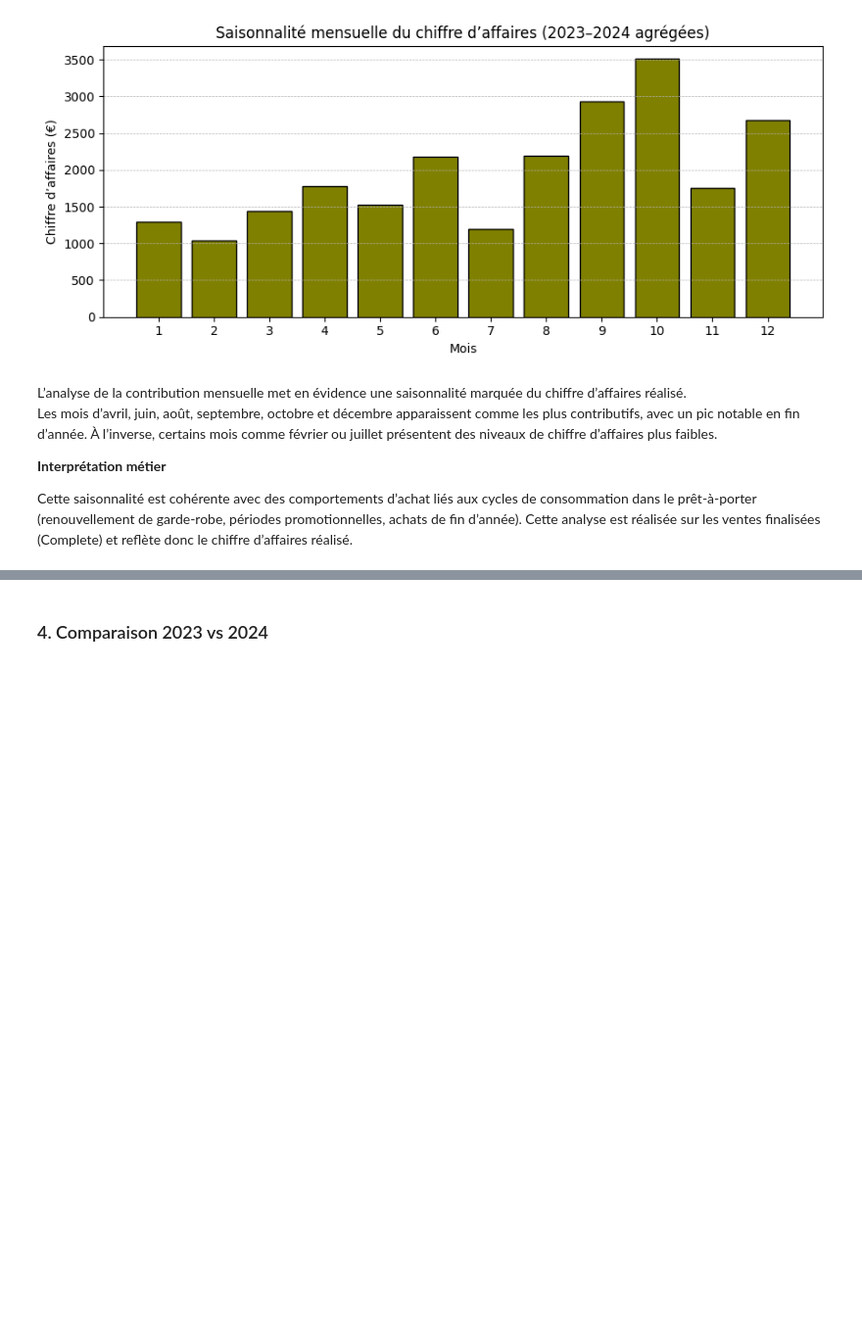
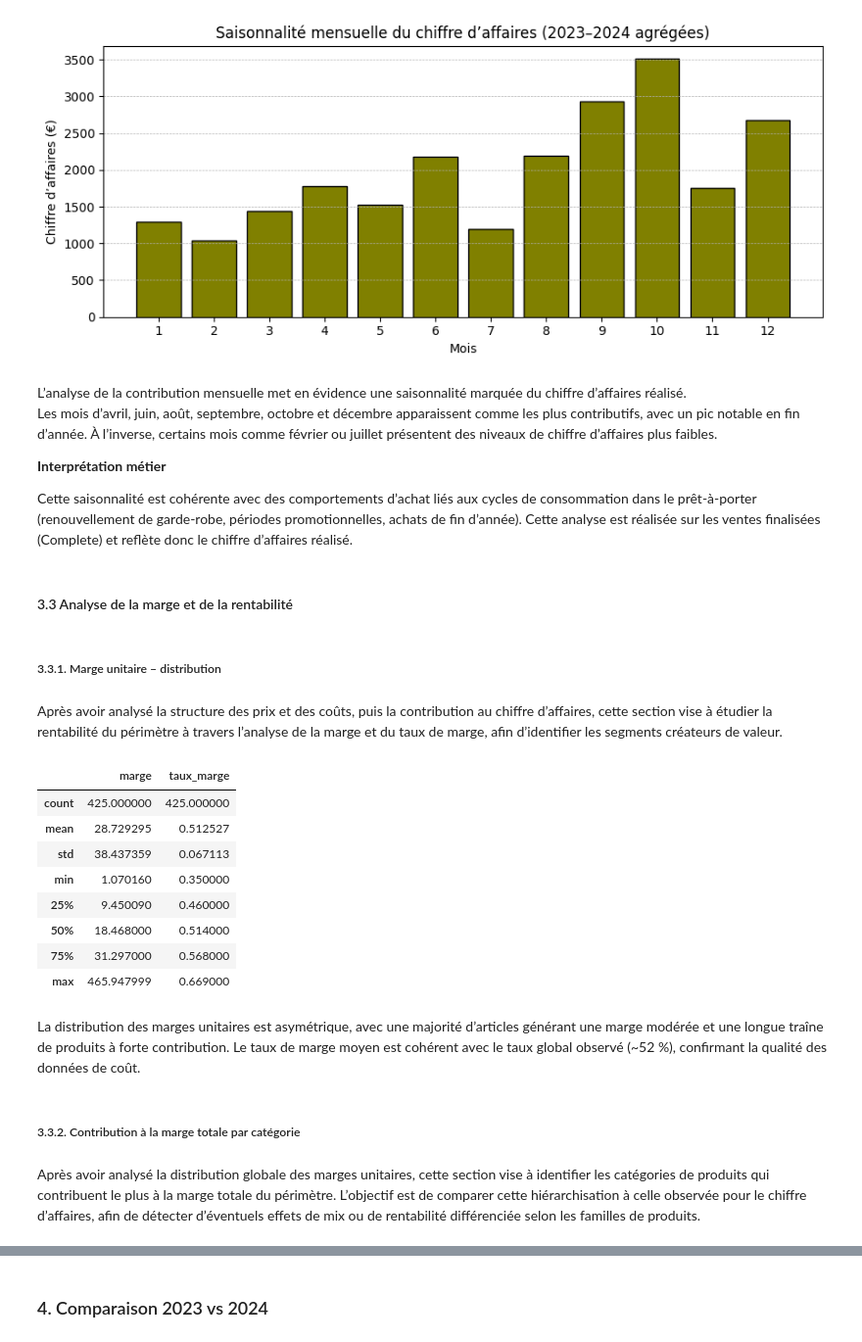
Before and after one commit to Ju3465/Analyse-e-commerce-2023-vs-2024-thelook_ecommerce, a Jupyter notebook: notebooks/eda_thelook_fr_women_2023_2024.ipynb, the cells around one changed output, grey strips where cells are left out. Shown at 98% size. Saved outputs shown, nothing was run; the diff lists cells and outputs as text; code cells hidden in the pictures; blank space fills up the shorter version.

```diff
--- a/notebooks/eda_thelook_fr_women_2023_2024.ipynb
+++ b/notebooks/eda_thelook_fr_women_2023_2024.ipynb
@@ -697,3 +697,32 @@ Les mois d’avril, juin, août, septembre, octobre et décembre apparaissent co
 **Interprétation métier**
 
 Cette saisonnalité est cohérente avec des comportements d’achat liés aux cycles de consommation dans le prêt-à-porter (renouvellement de garde-robe, périodes promotionnelles, achats de fin d’année). Cette analyse est réalisée sur les ventes finalisées (Complete) et reflète donc le chiffre d’affaires réalisé.
+# %% [markdown]
+#### 3.3 Analyse de la marge et de la rentabilité
+# %% [markdown]
+##### 3.3.1. Marge unitaire – distribution
+# %% [markdown]
+Après avoir analysé la structure des prix et des coûts, puis la contribution au chiffre d’affaires, cette section vise à étudier la rentabilité du périmètre à travers l’analyse de la marge et du taux de marge, afin d’identifier les segments créateurs de valeur.
+# %%
+# Création des métriques de marge
+df_real["marge"] = df_real["sale_price"] - df_real["cost"]
+df_real["taux_marge"] = df_real["marge"] / df_real["sale_price"]
+
+# Statistiques descriptives
+df_real[["marge", "taux_marge"]].describe()
+# %% [output]
+|  | marge | taux_marge |
+| count | 425.000000 | 425.000000 |
+| mean | 28.729295 | 0.512527 |
+| std | 38.437359 | 0.067113 |
+| min | 1.070160 | 0.350000 |
+| 25% | 9.450090 | 0.460000 |
+| 50% | 18.468000 | 0.514000 |
+| 75% | 31.297000 | 0.568000 |
+| max | 465.947999 | 0.669000 |
+# %% [markdown]
+La distribution des marges unitaires est asymétrique, avec une majorité d’articles générant une marge modérée et une longue traîne de produits à forte contribution. Le taux de marge moyen est cohérent avec le taux global observé (~52 %), confirmant la qualité des données de coût.
+# %% [markdown]
+##### 3.3.2. Contribution à la marge totale par catégorie
+# %% [markdown]
+Après avoir analysé la distribution globale des marges unitaires, cette section vise à identifier les catégories de produits qui contribuent le plus à la marge totale du périmètre. L’objectif est de comparer cette hiérarchisation à celle observée pour le chiffre d’affaires, afin de détecter d’éventuels effets de mix ou de rentabilité différenciée selon les familles de produits.
```
Also changed, not shown: parts of 7 cells of this notebook.
